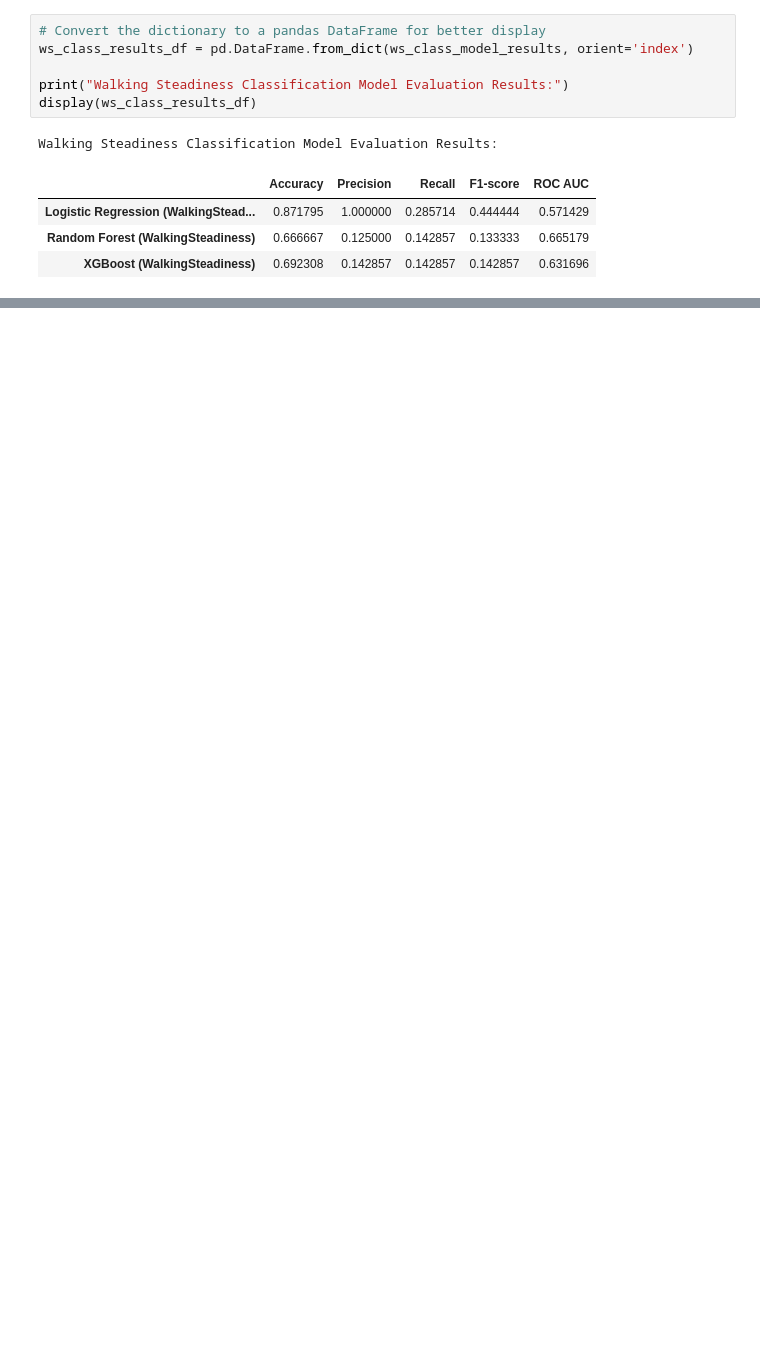
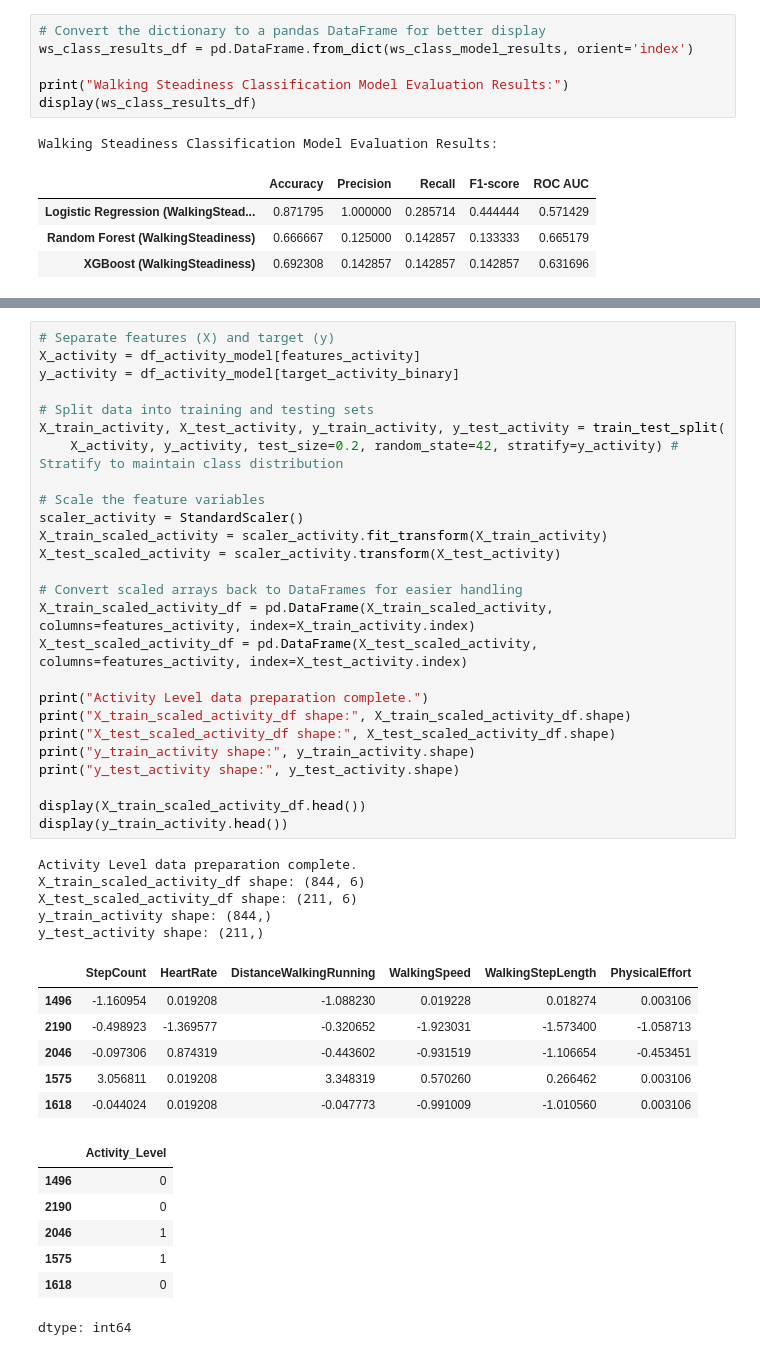
Before and after one commit to Abigail6on/Apple-Health-Sleep-Analysis, a Jupyter notebook: health_data_modeling.ipynb, the cells around one changed output, grey strips where cells are left out. Saved outputs shown, nothing was run; the diff lists cells and outputs as text; blank space fills up the shorter version.

```diff
--- a/health_data_modeling.ipynb
+++ b/health_data_modeling.ipynb
@@ -971,0 +1060,45 @@ Walking Steadiness Classification Model Evaluation Results:
+# %%
+# Separate features (X) and target (y)
+X_activity = df_activity_model[features_activity]
+y_activity = df_activity_model[target_activity_binary]
+
+# Split data into training and testing sets
+X_train_activity, X_test_activity, y_train_activity, y_test_activity = train_test_split(
+    X_activity, y_activity, test_size=0.2, random_state=42, stratify=y_activity) # Stratify to maintain class distribution
+
+# Scale the feature variables
+scaler_activity = StandardScaler()
+X_train_scaled_activity = scaler_activity.fit_transform(X_train_activity)
+X_test_scaled_activity = scaler_activity.transform(X_test_activity)
+
+# Convert scaled arrays back to DataFrames for easier handling
+X_train_scaled_activity_df = pd.DataFrame(X_train_scaled_activity, columns=features_activity, index=X_train_activity.index)
+X_test_scaled_activity_df = pd.DataFrame(X_test_scaled_activity, columns=features_activity, index=X_test_activity.index)
+
+print("Activity Level data preparation complete.")
+print("X_train_scaled_activity_df shape:", X_train_scaled_activity_df.shape)
+print("X_test_scaled_activity_df shape:", X_test_scaled_activity_df.shape)
+print("y_train_activity shape:", y_train_activity.shape)
+print("y_test_activity shape:", y_test_activity.shape)
+
+display(X_train_scaled_activity_df.head())
+display(y_train_activity.head())
+# %% [output]
+Activity Level data preparation complete.
+X_train_scaled_activity_df shape: (844, 6)
+X_test_scaled_activity_df shape: (211, 6)
+y_train_activity shape: (844,)
+y_test_activity shape: (211,)
+|  | StepCount | HeartRate | DistanceWalkingRunning | WalkingSpeed | WalkingStepLength | PhysicalEffort |
+| 1496 | -1.160954 | 0.019208 | -1.088230 | 0.019228 | 0.018274 | 0.003106 |
+| 2190 | -0.498923 | -1.369577 | -0.320652 | -1.923031 | -1.573400 | -1.058713 |
+| 2046 | -0.097306 | 0.874319 | -0.443602 | -0.931519 | -1.106654 | -0.453451 |
+| 1575 | 3.056811 | 0.019208 | 3.348319 | 0.570260 | 0.266462 | 0.003106 |
+| 1618 | -0.044024 | 0.019208 | -0.047773 | -0.991009 | -1.010560 | 0.003106 |
+|  | Activity_Level |
+| 1496 | 0 |
+| 2190 | 0 |
+| 2046 | 1 |
+| 1575 | 1 |
+| 1618 | 0 |
+dtype: int64
```
Also changed, not shown: parts of 21 cells of this notebook.
